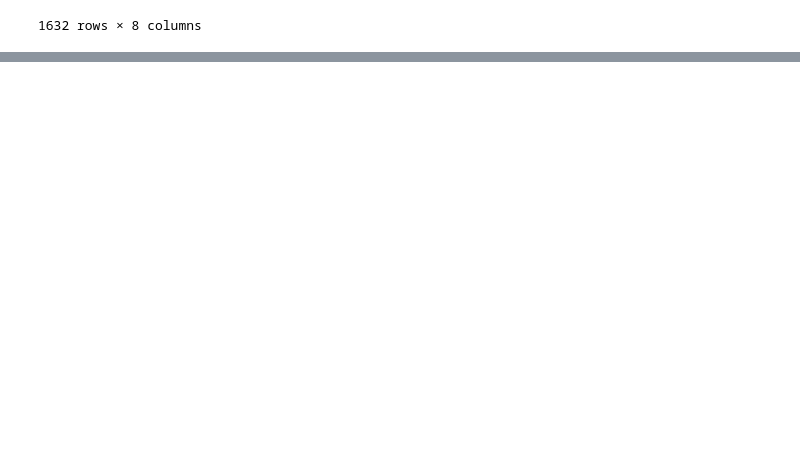
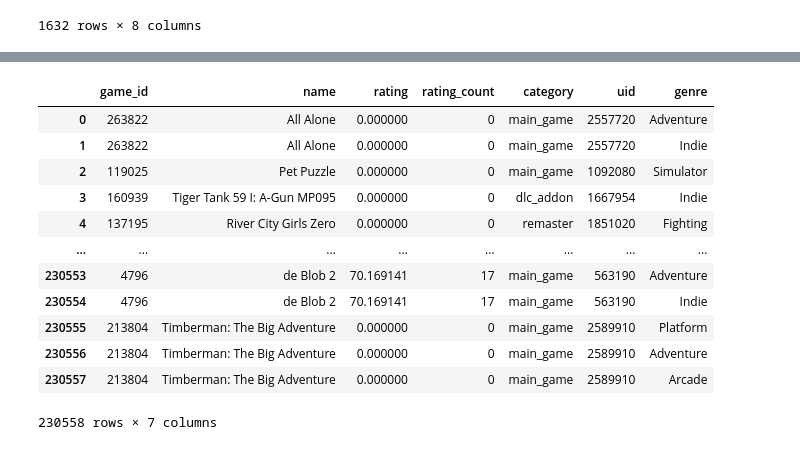
Before and after one commit to ArthurSidle/DataVisCW, a Jupyter notebook: arrange_data.ipynb, the cells around one changed output, grey strips where cells are left out. Drawn from its saved outputs; the diff is of its cells as text; code cells hidden in the pictures; blank space fills up the shorter version.

```diff
--- a/arrange_data.ipynb
+++ b/arrange_data.ipynb
@@ -67,0 +114,19 @@ df["company_name"].value_counts().to_csv("final_data/serial_delisters.csv")
+# %%
+gen_df_2 = games.merge(external_games[["game_id", "uid"]], on="game_id", how="inner")
+gen_df_2["uid"] = pd.to_numeric(gen_df_2["uid"])
+gen_df_2 = gen_df_2.merge(genres, on="game_id", how="inner")
+gen_df_2
+# %% [output]
+|  | game_id | name | rating | rating_count | category | uid | genre |
+| 0 | 263822 | All Alone | 0.000000 | 0 | main_game | 2557720 | Adventure |
+| 1 | 263822 | All Alone | 0.000000 | 0 | main_game | 2557720 | Indie |
+| 2 | 119025 | Pet Puzzle | 0.000000 | 0 | main_game | 1092080 | Simulator |
+| 3 | 160939 | Tiger Tank 59 I: A-Gun MP095 | 0.000000 | 0 | dlc_addon | 1667954 | Indie |
+| 4 | 137195 | River City Girls Zero | 0.000000 | 0 | remaster | 1851020 | Fighting |
+| ... | ... | ... | ... | ... | ... | ... | ... |
+| 230553 | 4796 | de Blob 2 | 70.169141 | 17 | main_game | 563190 | Adventure |
+| 230554 | 4796 | de Blob 2 | 70.169141 | 17 | main_game | 563190 | Indie |
+| 230555 | 213804 | Timberman: The Big Adventure | 0.000000 | 0 | main_game | 2589910 | Platform |
+| 230556 | 213804 | Timberman: The Big Adventure | 0.000000 | 0 | main_game | 2589910 | Adventure |
+| 230557 | 213804 | Timberman: The Big Adventure | 0.000000 | 0 | main_game | 2589910 | Arcade |
+230558 rows × 7 columns
```
Also changed, not shown: parts of 8 cells of this notebook, 7 other files.
